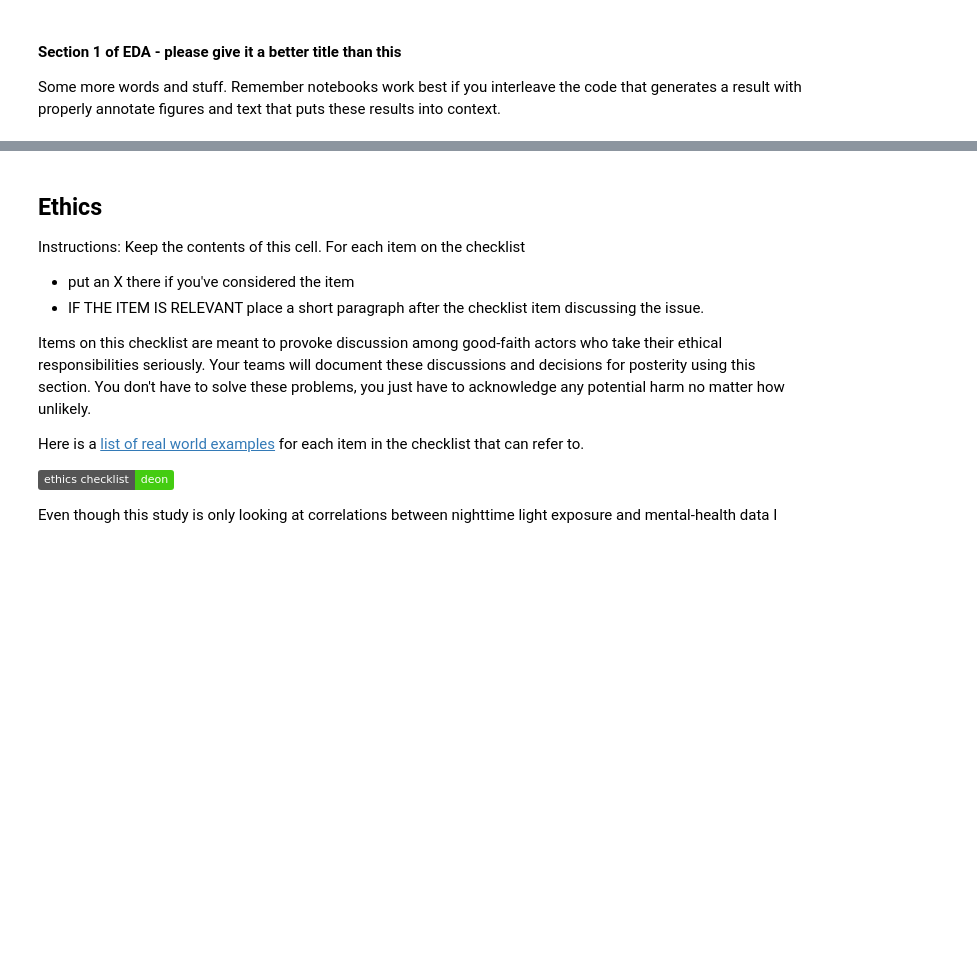
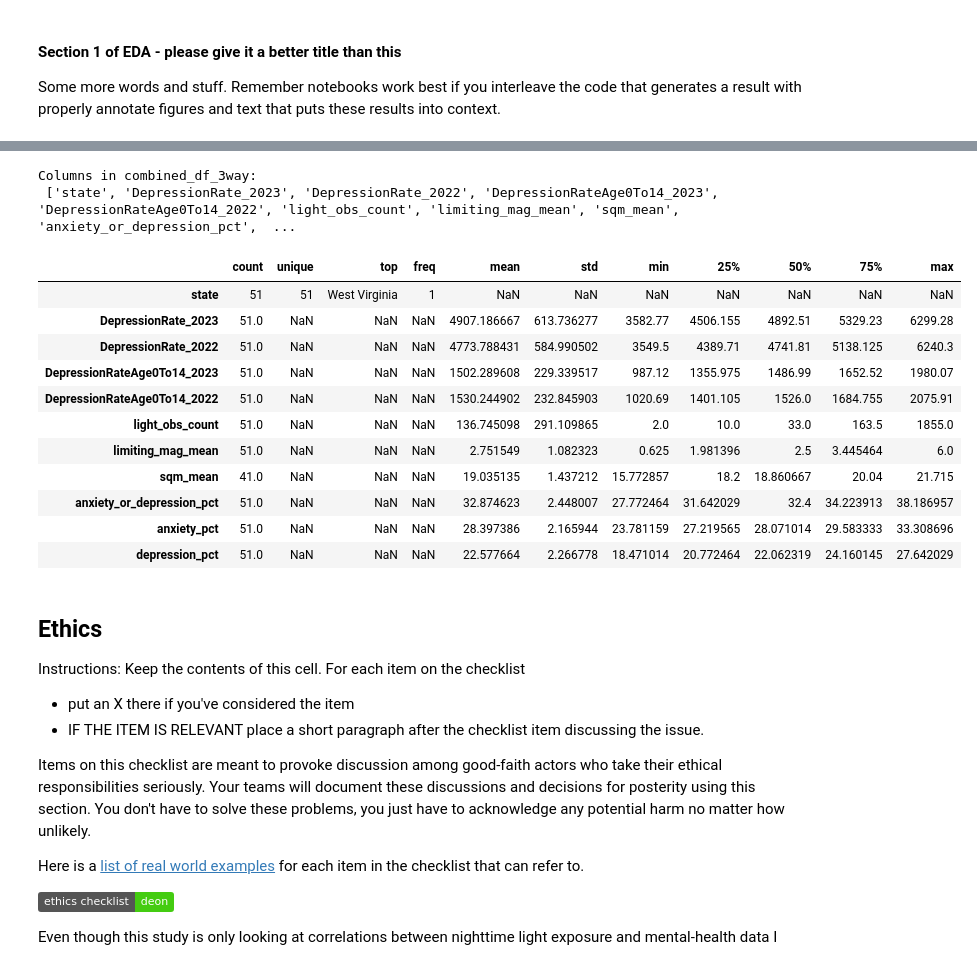
Before and after one commit to COGS108/Group020_WI26, a Jupyter notebook: 02-EDACheckpoint.ipynb, the cells around one changed output, grey strips where cells are left out. Drawn from its saved outputs; the diff is of its cells as text; code cells hidden in the pictures; badges without logos; blank space fills up the shorter version.

Commit message:
add 3rd dataset

```diff
--- a/02-EDACheckpoint.ipynb
+++ b/02-EDACheckpoint.ipynb
@@ -264,6 +557,11 @@ Some more words and stuff.  Remember notebooks work best if you interleave the c
 # %%
 import pandas as pd
 
-# Load wrangled data into dataframes
+# Step A, load wrangled data into dataframes
 depression_df = pd.read_csv('data/02-processed/cleaned-mental-health-by-state.csv')
 light_pol_df = pd.read_csv('data/02-processed/light_pollution_2024_cleaned.csv')
+anxiety_df = pd.read_csv('data/02-processed/anxiety_depression_indicators_by_state.csv')
+
+print('Depression rows:', depression_df.shape)
+print('Light pollution rows:', light_pol_df.shape)
+print('Anxiety/depression indicator rows:', anxiety_df.shape)
@@ -357,0 +650,19 @@ Some more words and stuff.  Remember notebooks work best if you interleave the c
+# %%
+# Step D, merge all three datasets on state
+
+def unmatched_states(left_df, right_df):
+    return sorted(set(left_df['state']) - set(right_df['state']))
+
+print('States in depression not in light_state:', len(unmatched_states(depression_df, light_state_df)))
+print('States in depression not in anxiety:', len(unmatched_states(depression_df, anxiety_df)))
+
+combined_df_3way = (
+    depression_df
+    .merge(light_state_df, on='state', how='inner')
+    .merge(anxiety_df, on='state', how='inner')
+)
+
+print('\nMerged shape:', combined_df_3way.shape)
+print('Merged unique states:', combined_df_3way['state'].nunique())
+
+combined_df_3way.head()
@@ -358,3 +703,22 @@ Some more words and stuff.  Remember notebooks work best if you interleave the c
+# %%
+# Quick validation of merged dataset
+print('Columns in combined_df_3way:\n', combined_df_3way.columns.tolist())
+combined_df_3way.describe(include='all').T.head(20)
+# %% [output]
+Columns in combined_df_3way:
+ ['state', 'DepressionRate_2023', 'DepressionRate_2022', 'DepressionRateAge0To14_2023', 'DepressionRateAge0To14_2022', 'light_obs_count', 'limiting_mag_mean', 'sqm_mean', 'anxiety_or_depression_pct',  ...
+|  | count | unique | top | freq | mean | std | min | 25% | 50% | 75% | max |
+| state | 51 | 51 | West Virginia | 1 | NaN | NaN | NaN | NaN | NaN | NaN | NaN |
+| DepressionRate_2023 | 51.0 | NaN | NaN | NaN | 4907.186667 | 613.736277 | 3582.77 | 4506.155 | 4892.51 | 5329.23 | 6299.28 |
+| DepressionRate_2022 | 51.0 | NaN | NaN | NaN | 4773.788431 | 584.990502 | 3549.5 | 4389.71 | 4741.81 | 5138.125 | 6240.3 |
+| DepressionRateAge0To14_2023 | 51.0 | NaN | NaN | NaN | 1502.289608 | 229.339517 | 987.12 | 1355.975 | 1486.99 | 1652.52 | 1980.07 |
+| DepressionRateAge0To14_2022 | 51.0 | NaN | NaN | NaN | 1530.244902 | 232.845903 | 1020.69 | 1401.105 | 1526.0 | 1684.755 | 2075.91 |
+| light_obs_count | 51.0 | NaN | NaN | NaN | 136.745098 | 291.109865 | 2.0 | 10.0 | 33.0 | 163.5 | 1855.0 |
+| limiting_mag_mean | 51.0 | NaN | NaN | NaN | 2.751549 | 1.082323 | 0.625 | 1.981396 | 2.5 | 3.445464 | 6.0 |
+| sqm_mean | 41.0 | NaN | NaN | NaN | 19.035135 | 1.437212 | 15.772857 | 18.2 | 18.860667 | 20.04 | 21.715 |
+| anxiety_or_depression_pct | 51.0 | NaN | NaN | NaN | 32.874623 | 2.448007 | 27.772464 | 31.642029 | 32.4 | 34.223913 | 38.186957 |
+| anxiety_pct | 51.0 | NaN | NaN | NaN | 28.397386 | 2.165944 | 23.781159 | 27.219565 | 28.071014 | 29.583333 | 33.308696 |
+| depression_pct | 51.0 | NaN | NaN | NaN | 22.577664 | 2.266778 | 18.471014 | 20.772464 | 22.062319 | 24.160145 | 27.642029 |
 # %% [markdown]
 ## Ethics
 
```
Also changed, not shown: parts of 35 cells of this notebook.
